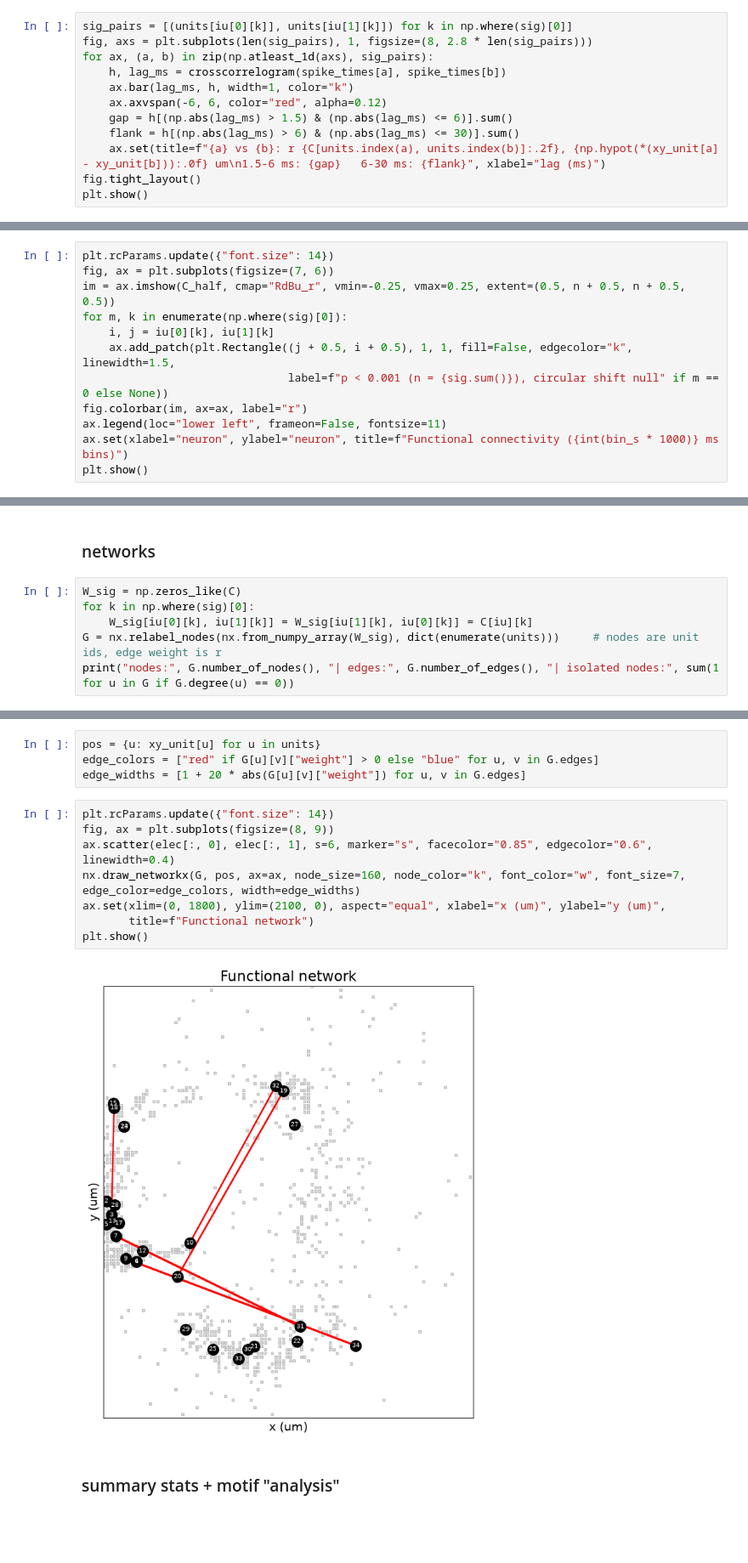
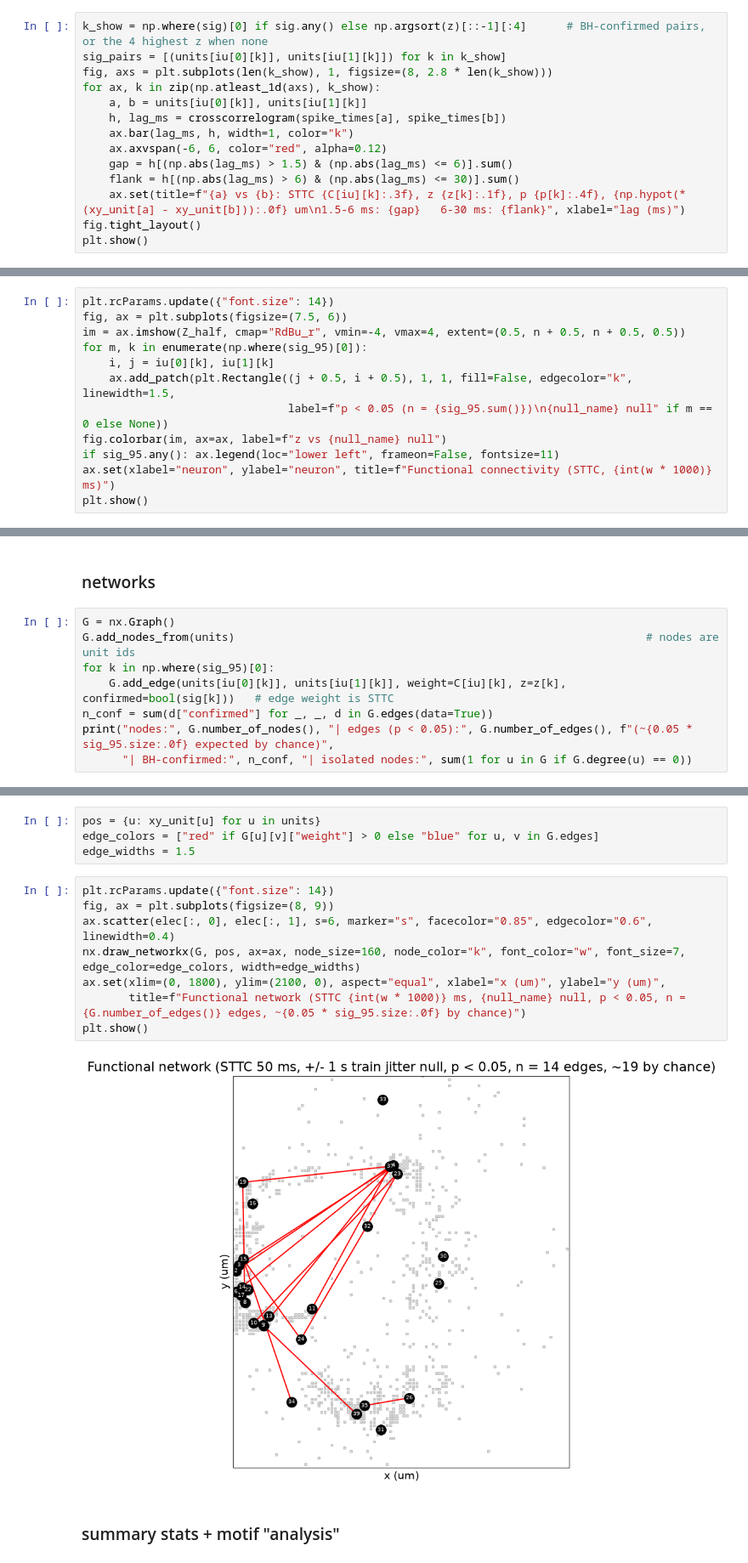
Before and after one commit to bzheng112/glioma_mea, a Jupyter notebook: notebooks/network.ipynb, the cells around one changed output, grey strips where cells are left out. Shown at 85% size. Cells and saved outputs as stored; diff of their text form; blank space fills up the shorter version.

```diff
--- a/notebooks/network.ipynb
+++ b/notebooks/network.ipynb
@@ -337,13 +398,15 @@ null |r| 99.9th percentile, typical: 0.038 | significant pairs: 6 of 406 | expec
 # %%
-sig_pairs = [(units[iu[0][k]], units[iu[1][k]]) for k in np.where(sig)[0]]
-fig, axs = plt.subplots(len(sig_pairs), 1, figsize=(8, 2.8 * len(sig_pairs)))
-for ax, (a, b) in zip(np.atleast_1d(axs), sig_pairs):
+k_show = np.where(sig)[0] if sig.any() else np.argsort(z)[::-1][:4]      # BH-confirmed pairs, or the 4 highest z when none
+sig_pairs = [(units[iu[0][k]], units[iu[1][k]]) for k in k_show]
+fig, axs = plt.subplots(len(k_show), 1, figsize=(8, 2.8 * len(k_show)))
+for ax, k in zip(np.atleast_1d(axs), k_show):
+    a, b = units[iu[0][k]], units[iu[1][k]]
     h, lag_ms = crosscorrelogram(spike_times[a], spike_times[b])
     ax.bar(lag_ms, h, width=1, color="k")
     ax.axvspan(-6, 6, color="red", alpha=0.12)
     gap = h[(np.abs(lag_ms) > 1.5) & (np.abs(lag_ms) <= 6)].sum()
     flank = h[(np.abs(lag_ms) > 6) & (np.abs(lag_ms) <= 30)].sum()
-    ax.set(title=f"{a} vs {b}: r {C[units.index(a), units.index(b)]:.2f}, {np.hypot(*(xy_unit[a] - xy_unit[b])):.0f} um\n1.5-6 ms: {gap}   6-30 ms: {flank}", xlabel="lag (ms)")
+    ax.set(title=f"{a} vs {b}: STTC {C[iu][k]:.3f}, z {z[k]:.1f}, p {p[k]:.4f}, {np.hypot(*(xy_unit[a] - xy_unit[b])):.0f} um\n1.5-6 ms: {gap}   6-30 ms: {flank}", xlabel="lag (ms)")
 fig.tight_layout()
 plt.show()
 # %% [output]
@@ -354,13 +419,13 @@ C_half = np.ma.array(C, mask=mask)
 # %%
 plt.rcParams.update({"font.size": 14})
-fig, ax = plt.subplots(figsize=(7, 6))
-im = ax.imshow(C_half, cmap="RdBu_r", vmin=-0.25, vmax=0.25, extent=(0.5, n + 0.5, n + 0.5, 0.5))
-for m, k in enumerate(np.where(sig)[0]):
+fig, ax = plt.subplots(figsize=(7.5, 6))
+im = ax.imshow(Z_half, cmap="RdBu_r", vmin=-4, vmax=4, extent=(0.5, n + 0.5, n + 0.5, 0.5))
+for m, k in enumerate(np.where(sig_95)[0]):
     i, j = iu[0][k], iu[1][k]
     ax.add_patch(plt.Rectangle((j + 0.5, i + 0.5), 1, 1, fill=False, edgecolor="k", linewidth=1.5,
-                               label=f"p < 0.001 (n = {sig.sum()}), circular shift null" if m == 0 else None))
-fig.colorbar(im, ax=ax, label="r")
-ax.legend(loc="lower left", frameon=False, fontsize=11)
-ax.set(xlabel="neuron", ylabel="neuron", title=f"Functional connectivity ({int(bin_s * 1000)} ms bins)")
+                               label=f"p < 0.05 (n = {sig_95.sum()})\n{null_name} null" if m == 0 else None))
+fig.colorbar(im, ax=ax, label=f"z vs {null_name} null")
+if sig_95.any(): ax.legend(loc="lower left", frameon=False, fontsize=11)
+ax.set(xlabel="neuron", ylabel="neuron", title=f"Functional connectivity (STTC, {int(w * 1000)} ms)")
 plt.show()
 # %% [output]
@@ -368,9 +433,11 @@ plt.show()
 # %% [markdown]
 ### networks
 # %%
-W_sig = np.zeros_like(C)
-for k in np.where(sig)[0]:
-    W_sig[iu[0][k], iu[1][k]] = W_sig[iu[1][k], iu[0][k]] = C[iu][k]
-G = nx.relabel_nodes(nx.from_numpy_array(W_sig), dict(enumerate(units)))     # nodes are unit ids, edge weight is r
-print("nodes:", G.number_of_nodes(), "| edges:", G.number_of_edges(), "| isolated nodes:", sum(1 for u in G if G.degree(u) == 0))
+G = nx.Graph()
+G.add_nodes_from(units)                                                              # nodes are unit ids
+for k in np.where(sig_95)[0]:
+    G.add_edge(units[iu[0][k]], units[iu[1][k]], weight=C[iu][k], z=z[k], confirmed=bool(sig[k]))   # edge weight is STTC
+n_conf = sum(d["confirmed"] for _, _, d in G.edges(data=True))
+print("nodes:", G.number_of_nodes(), "| edges (p < 0.05):", G.number_of_edges(), f"(~{0.05 * sig_95.size:.0f} expected by chance)",
+      "| BH-confirmed:", n_conf, "| isolated nodes:", sum(1 for u in G if G.degree(u) == 0))
 # %% [output]
@@ -378,17 +445,17 @@ nodes: 29 | edges: 6 | isolated nodes: 17
 # %%
 pos = {u: xy_unit[u] for u in units}
 edge_colors = ["red" if G[u][v]["weight"] > 0 else "blue" for u, v in G.edges]
-edge_widths = [1 + 20 * abs(G[u][v]["weight"]) for u, v in G.edges]
+edge_widths = 1.5
 # %%
 plt.rcParams.update({"font.size": 14})
 fig, ax = plt.subplots(figsize=(8, 9))
 ax.scatter(elec[:, 0], elec[:, 1], s=6, marker="s", facecolor="0.85", edgecolor="0.6", linewidth=0.4)
 nx.draw_networkx(G, pos, ax=ax, node_size=160, node_color="k", font_color="w", font_size=7, edge_color=edge_colors, width=edge_widths)
 ax.set(xlim=(0, 1800), ylim=(2100, 0), aspect="equal", xlabel="x (um)", ylabel="y (um)",
-       title=f"Functional network")
+       title=f"Functional network (STTC {int(w * 1000)} ms, {null_name} null, p < 0.05, n = {G.number_of_edges()} edges, ~{0.05 * sig_95.size:.0f} by chance)")
 plt.show()
 # %% [output]
-[figure, old version]
+[figure, new version]
 # %% [markdown]
 ### summary stats + motif "analysis"
 # %%
```
Also changed, not shown: parts of 31 cells of this notebook.
